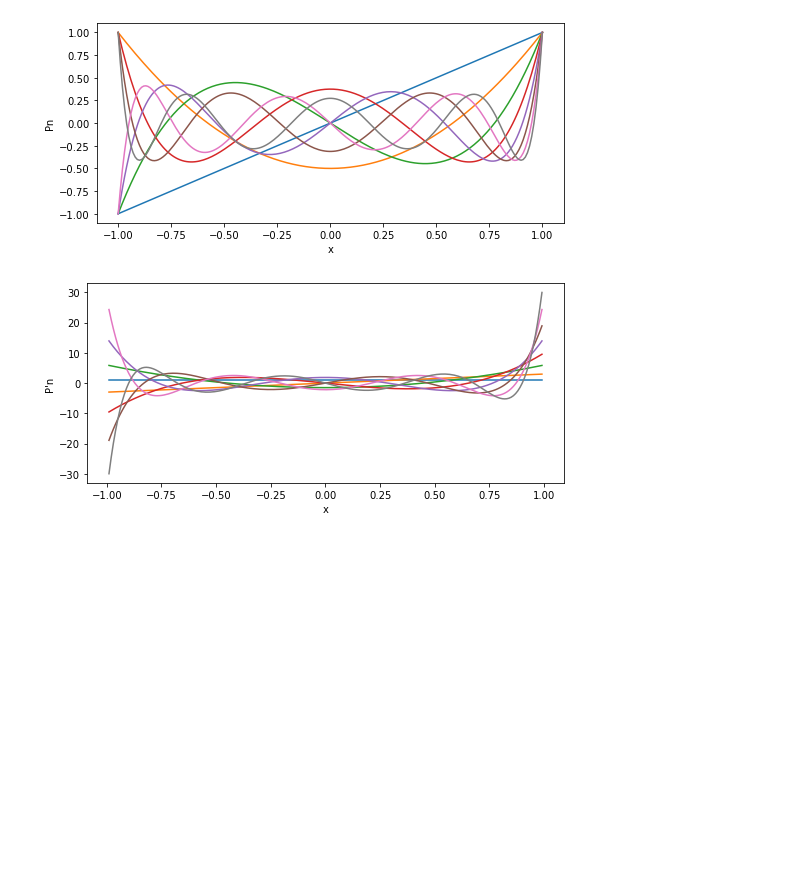
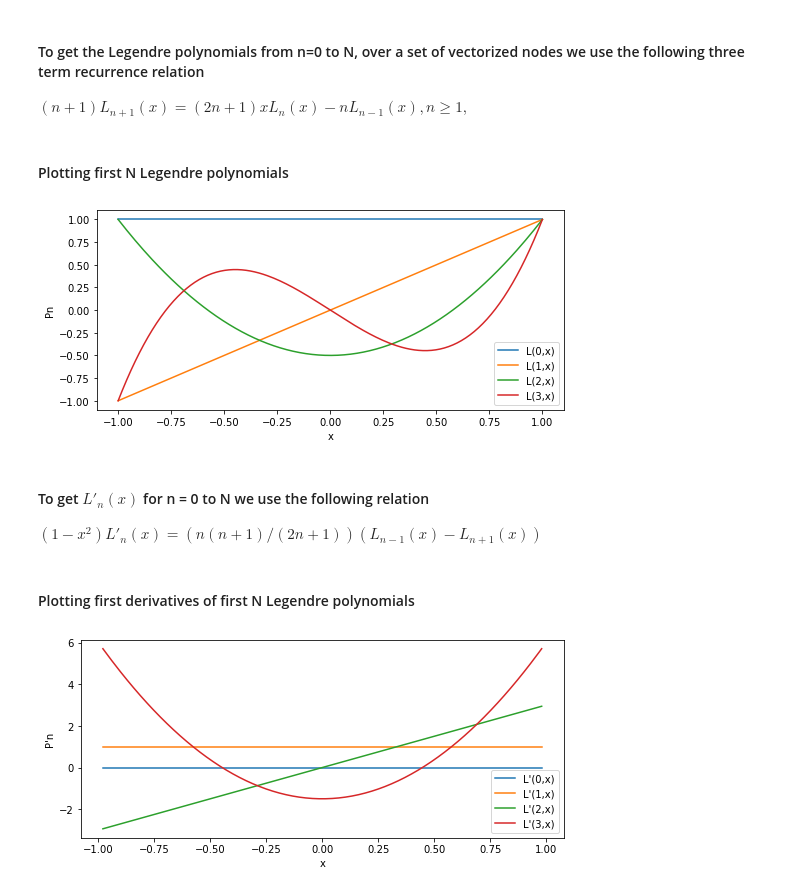
Before and after one commit to VinamrJain/Orthogonal-Transforms, a Jupyter notebook: legendre.ipynb, the cells around one changed output. Saved outputs shown, nothing was run; the diff lists cells and outputs as text; code cells hidden in the pictures; blank space fills up the shorter version.

Commit message:
Added examples/illustrations,fixed Newton's method, vectorized L

```diff
--- a/legendre.ipynb
+++ b/legendre.ipynb
@@ -19,12 +19,33 @@ def L(n,x):
+# %% [markdown]
+#### To get the Legendre polynomials from n=0 to N, over a set of vectorized nodes we use the following three term recurrence relation ####
+$(n+1)L_{n+1}(x)=(2n+1)xL_{n}(x)−nL_{n−1}(x), n ≥ 1,$
+# %%
+def L(n,x):
+    num = len(x)
+    out = np.zeros((num,n+1))
+    for i in range(n+1):
+        for j in range(num):
+            if i == 0:
+                out[j][i] = 1
+            elif i == 1:
+                out[j][i] = x[j]
+            else:
+                out[j][i] = ((2*i-1)*x[j]*out[j][i-1] - (i-1)*out[j][i-2])/float(i)
+    return out
+# %% [markdown]
+#### Plotting first N Legendre polynomials ####
 # %%
 x = np.linspace(-1,1,200)
-for i in range(1,N+1):
-    plt.plot(x,L(i,x),label = f"L({i},x)")
+#for i in range(1,N+1):
+y = L(N,x)
+for i in range(N+1):
+    plt.plot(x,y[:,i],label = f"L({i},x)")
 plt.xlabel("x")
 plt.ylabel("Pn")
+plt.legend()
 plt.show()
 # %% [output]
-[figure, old version]
+[figure, new version]
 # %%
 """ L = []
 for i in range(0,N+1):
@@ -37,15 +58,34 @@ for i in range(0,N+1):
     else:
         f = lambda x : ((2*i-1)*x*L[i-1](x) - (i-1)*L[i-2](x))/float(i)
         L.append(f) """
+# %% [markdown]
+#### To get $L'_n(x)$ for n = 0 to N we use the following relation ####
+$(1−x^2)L'_n(x) = (n(n+1)/(2n+1))(L_{n−1}(x)−L_{n+1}(x))$
+# %%
+def L1(n,x):
+    l = L(n+1,x)
+    num = len(x)
+    out = np.zeros((num,n+1))
+    for i in range(num):
+        for j in range(1,n+1):
+            out[i,j] = ((j*(j+1)/float(2*j+1)))*(l[i][j-1]-l[i][j+1])/(1-x[i]**2)
+    return out
+    #return ((n*(n+1)/float((2*n+1)))*(L(n-1,x)-L(n+1,x))/(1-x**2))
+#print(L1(5,[2]))
 # %%
-def L1(n,x):
-    return ((n*(n+1)/float((2*n+1)))*(L(n-1,x)-L(n+1,x))/(1-x**2))
+""" def test(n,x):
+    return ((n*(n+1)/float((2*n+1)))*(T(n-1,x)-T(n+1,x))/(1-x**2))
+#print(test(5,2)) """
+# %% [markdown]
+#### Plotting first derivatives of first N Legendre polynomials ####
 # %%
-x = np.linspace(-1,1,200)
-for i in range(1,N+1):
-    plt.plot(x,L1(i,x),label = f"L'({i},x)")
+x = np.linspace(-.98,.98,200)
+y = L1(N,x)
+for i in range(N+1):
+    plt.plot(x,y[:,i],label = f"L'({i},x)")
 plt.xlabel("x")
 plt.ylabel("P'n")
+plt.legend()
 plt.show()
 # %% [output]
-[figure, old version]
+[figure, new version]
```
Also changed, not shown: parts of 44 cells of this notebook.
